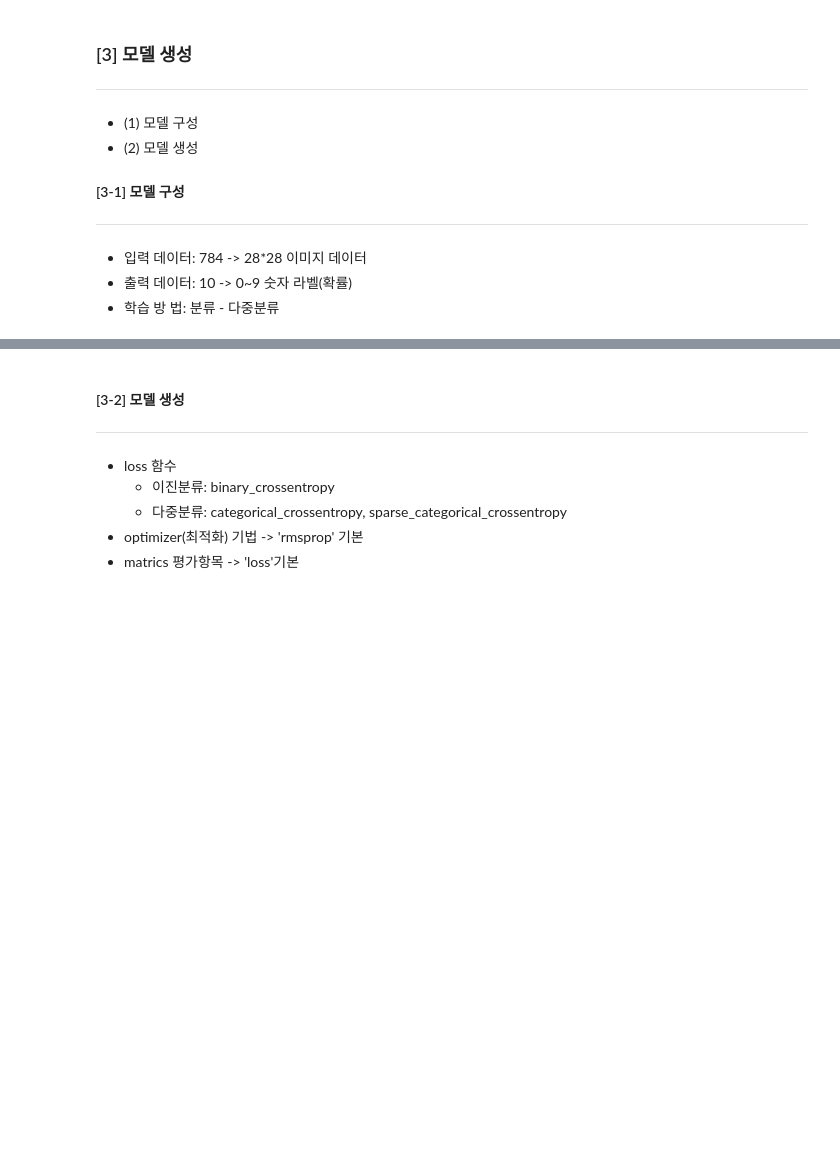
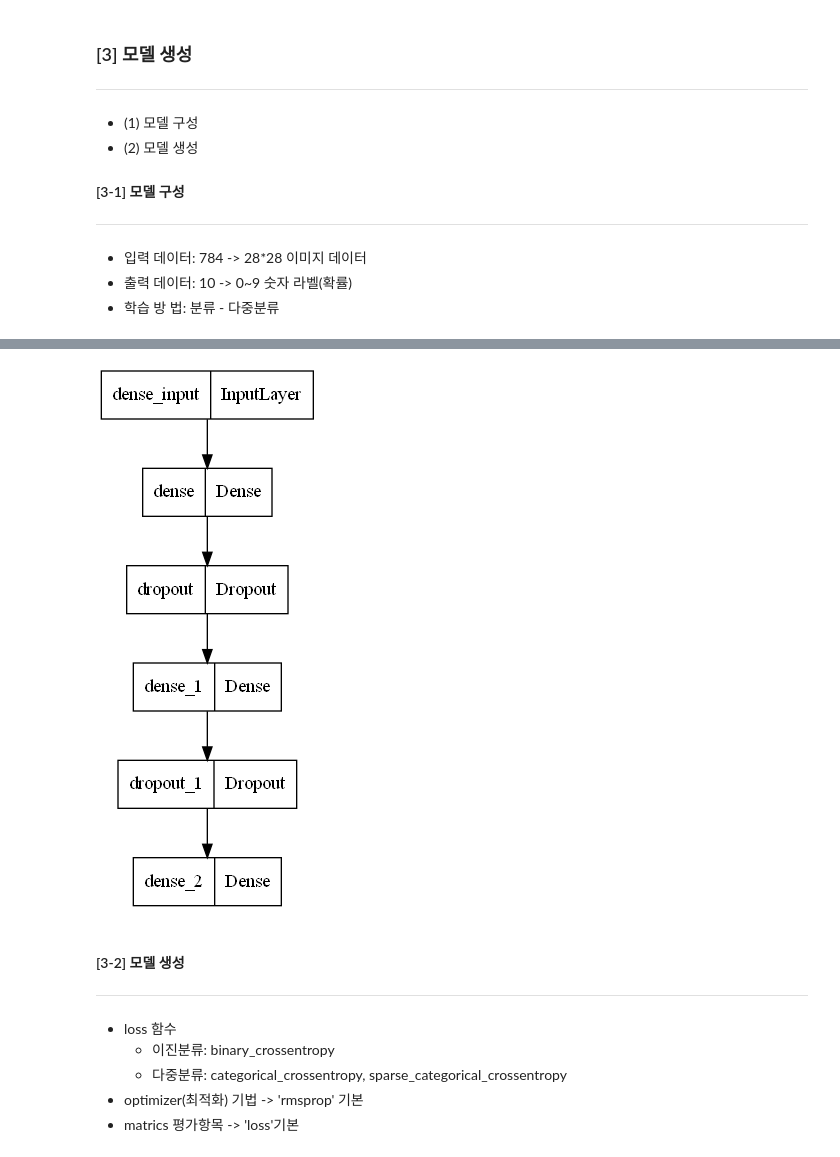
Before and after one commit to Son-BR/KDT_Projects, a Jupyter notebook: EXAM_DL/DAY_0914/ex_mnist.ipynb, the cells around one changed output, grey strips where cells are left out. Cells and saved outputs as stored; diff of their text form; code cells hidden in the pictures; blank space fills up the shorter version.

```diff
--- a/EXAM_DL/DAY_0914/ex_mnist.ipynb
+++ b/EXAM_DL/DAY_0914/ex_mnist.ipynb
@@ -162,6 +174,11 @@ Total params: 222,360
 Trainable params: 222,360
 Non-trainable params: 0
 _________________________________________________________________
+# %%
+# 모델 도식화
+plot_model(model)
+# %% [output]
+[figure, added]
 # %% [markdown]
 #### [3-2] 모델 생성
 ---
```
Also changed, not shown: parts of 10 cells of this notebook, 12 other files.
